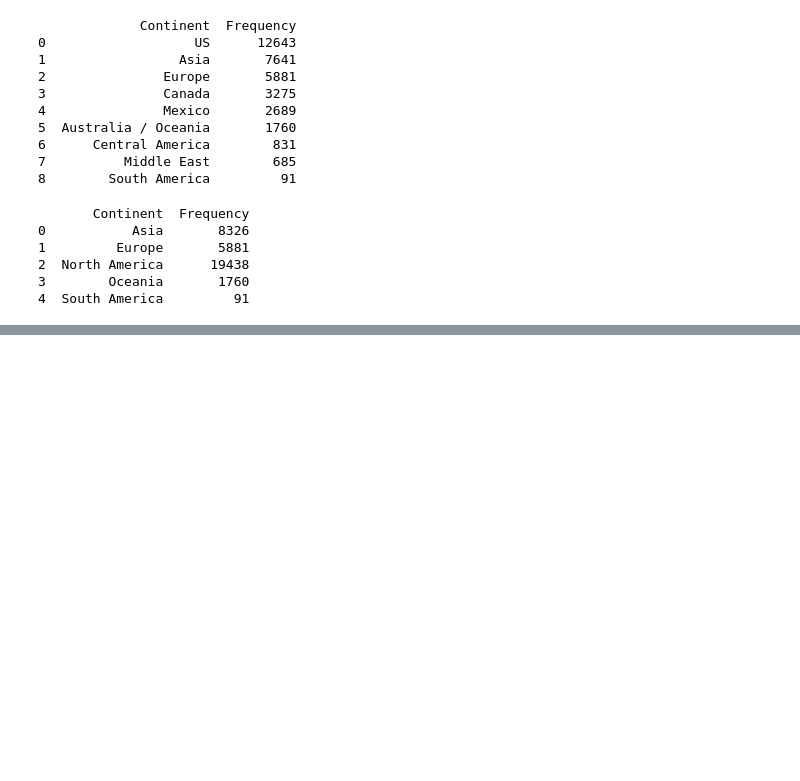
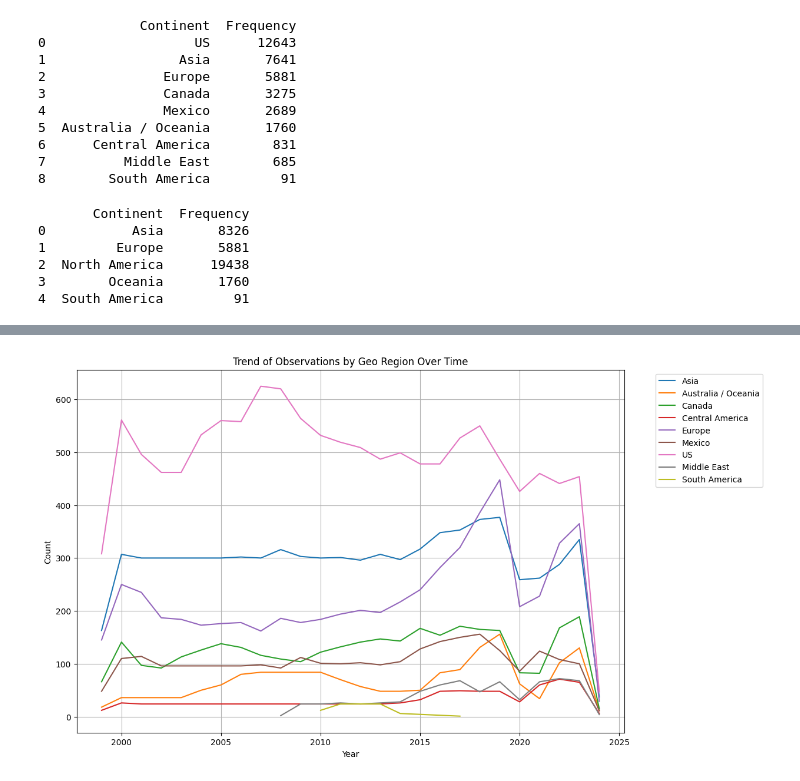
Before and after one commit to nereaSuacab/FinalProject---SocialData24.github.io, a Jupyter notebook: notebooks/GEO.ipynb, the cells around one changed output, grey strips where cells are left out. Cells and saved outputs as stored; diff of their text form; code cells hidden in the pictures; blank space fills up the shorter version.

```diff
--- a/notebooks/GEO.ipynb
+++ b/notebooks/GEO.ipynb
@@ -297,0 +221,31 @@ fig.show()
+# %%
+import pandas as pd
+import matplotlib.pyplot as plt
+
+# Load the dataset
+data = pd.read_csv('data/Air_Traffic_Passenger_Statistics_20240408.csv')
+
+# Convert 'Activity Period Start Date' to datetime if it's not already
+data['Activity Period Start Date'] = pd.to_datetime(data['Activity Period Start Date'])
+
+# Extract year from 'Activity Period Start Date'
+data['Year'] = data['Activity Period Start Date'].dt.year
+
+# Group data by year and geo region
+grouped_data = data.groupby(['Year', 'GEO Region']).size().reset_index(name='Count')
+
+# Plot line chart for each geo region
+plt.figure(figsize=(12, 8))
+for region in grouped_data['GEO Region'].unique():
+    region_data = grouped_data[grouped_data['GEO Region'] == region]
+    plt.plot(region_data['Year'], region_data['Count'], label=region)
+
+# Add labels and title
+plt.xlabel('Year')
+plt.ylabel('Count')
+plt.title('Trend of Observations by Geo Region Over Time')
+plt.legend(bbox_to_anchor=(1.05, 1), loc='upper left')
+plt.grid(True)
+plt.show()
+# %% [output]
+[figure, added]
```
Also changed, not shown: parts of 9 cells of this notebook, 1 other file.
